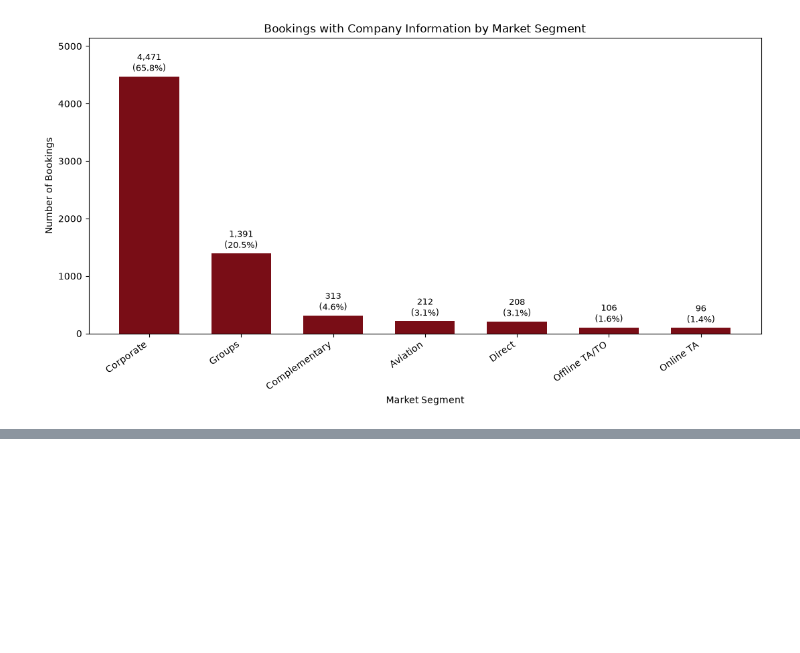
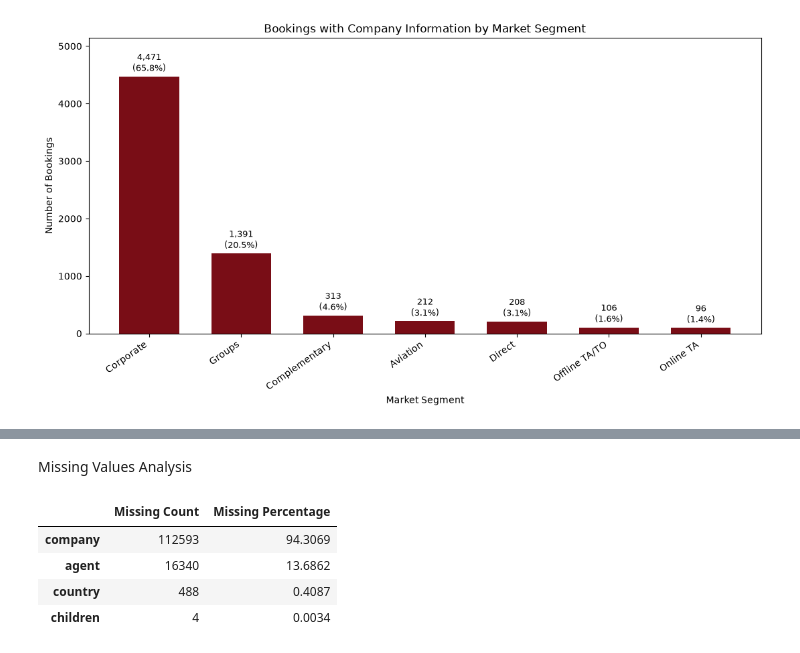
Before and after one commit to imelisa1/Hotel-Booking-Analysis, a Jupyter notebook: notebooks/01_data_understanding.ipynb, the cells around one changed output, grey strips where cells are left out. Saved outputs shown, nothing was run; the diff lists cells and outputs as text; code cells hidden in the pictures; blank space fills up the shorter version.

```diff
--- a/notebooks/01_data_understanding.ipynb
+++ b/notebooks/01_data_understanding.ipynb
@@ -258,0 +225,15 @@ Name: count, dtype: float64
+# %% [markdown]
+Missing Values Analysis
+# %%
+# yalnızca eksik değeri olan kolonlar
+missing_value_summary = pd.DataFrame({
+    "Missing Count" : df.isnull().sum(),
+    "Missing Percentage" : ((df.isnull().mean())*100).round(4)
+})
+missing_value_summary[missing_value_summary["Missing Count"] >0].sort_values(by="Missing Percentage", ascending=False)
+# %% [output]
+|  | Missing Count | Missing Percentage |
+| company | 112593 | 94.3069 |
+| agent | 16340 | 13.6862 |
+| country | 488 | 0.4087 |
+| children | 4 | 0.0034 |
```
Also changed, not shown: parts of 12 cells of this notebook.
